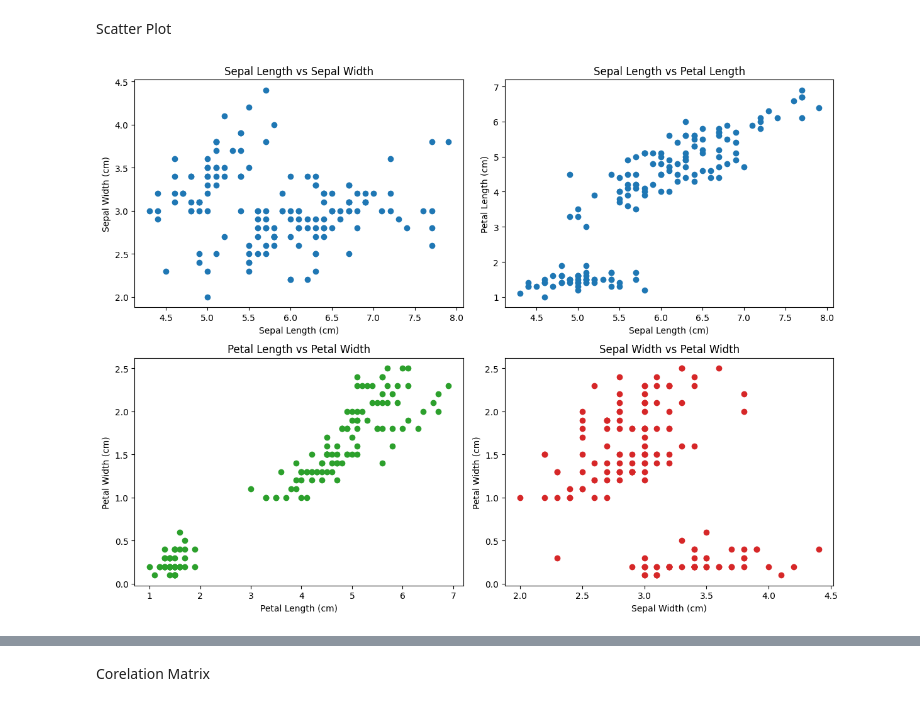
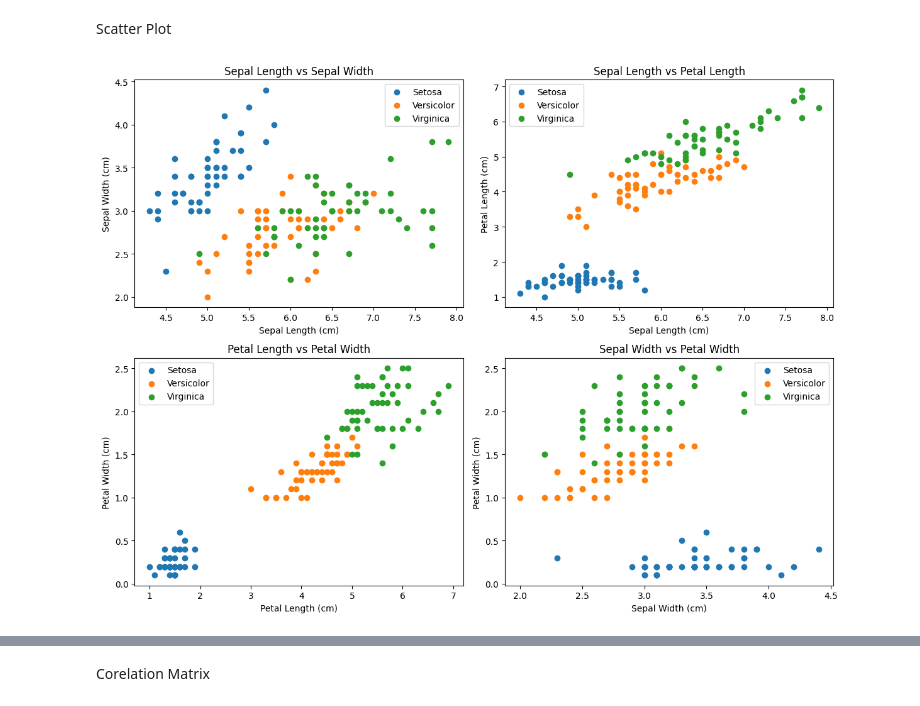
Before and after one commit to mta-phy/5820x, a Jupyter notebook: HWs/Project-1.ipynb, the cells around one changed output, grey strips where cells are left out. Cells and saved outputs as stored; diff of their text form; code cells hidden in the pictures.

```diff
--- a/HWs/Project-1.ipynb
+++ b/HWs/Project-1.ipynb
@@ -150,31 +183,48 @@ plt.show()
 Scatter Plot
 # %%
 plt.figure(figsize=(12,9))
+
+# --- Subplot 1: Sepal Length vs Sepal Width ---
 plt.subplot(2,2,1)
-plt.scatter(S_length, S_width, color='C0')
+plt.scatter(S_length_0, S_width_0, color='C0', label='Setosa')
+plt.scatter(S_length_1, S_width_1, color='C1', label='Versicolor')
+plt.scatter(S_length_2, S_width_2, color='C2', label='Virginica')
 plt.xlabel("Sepal Length (cm)")
 plt.ylabel("Sepal Width (cm)")
 plt.title("Sepal Length vs Sepal Width")
+plt.legend()
 
+# --- Subplot 2: Sepal Length vs Petal Length ---
 plt.subplot(2,2,2)
-plt.scatter(S_length, P_length, color='C0')
+plt.scatter(S_length_0, P_length_0, color='C0', label='Setosa')
+plt.scatter(S_length_1, P_length_1, color='C1', label='Versicolor')
+plt.scatter(S_length_2, P_length_2, color='C2', label='Virginica')
 plt.xlabel("Sepal Length (cm)")
 plt.ylabel("Petal Length (cm)")
 plt.title("Sepal Length vs Petal Length")
+plt.legend()
 
+# --- Subplot 3: Petal Length vs Petal Width ---
 plt.subplot(2,2,3)
-plt.scatter(P_length, P_width, color='C2')
+plt.scatter(P_length_0, P_width_0, color='C0', label='Setosa')
+plt.scatter(P_length_1, P_width_1, color='C1', label='Versicolor')
+plt.scatter(P_length_2, P_width_2, color='C2', label='Virginica')
 plt.xlabel("Petal Length (cm)")
 plt.ylabel("Petal Width (cm)")
 plt.title("Petal Length vs Petal Width")
+plt.legend()
 
+# --- Subplot 4: Sepal Width vs Petal Width ---
 plt.subplot(2,2,4)
-plt.scatter(S_width, P_width, color='C3')
+plt.scatter(S_width_0, P_width_0, color='C0', label='Setosa')
+plt.scatter(S_width_1, P_width_1, color='C1', label='Versicolor')
+plt.scatter(S_width_2, P_width_2, color='C2', label='Virginica')
 plt.xlabel("Sepal Width (cm)")
 plt.ylabel("Petal Width (cm)")
 plt.title("Sepal Width vs Petal Width")
+plt.legend()
 
 plt.tight_layout()
 plt.show()
 # %% [output]
-[figure, old version]
+[figure, new version]
```
Also changed, not shown: parts of 4 cells of this notebook.
